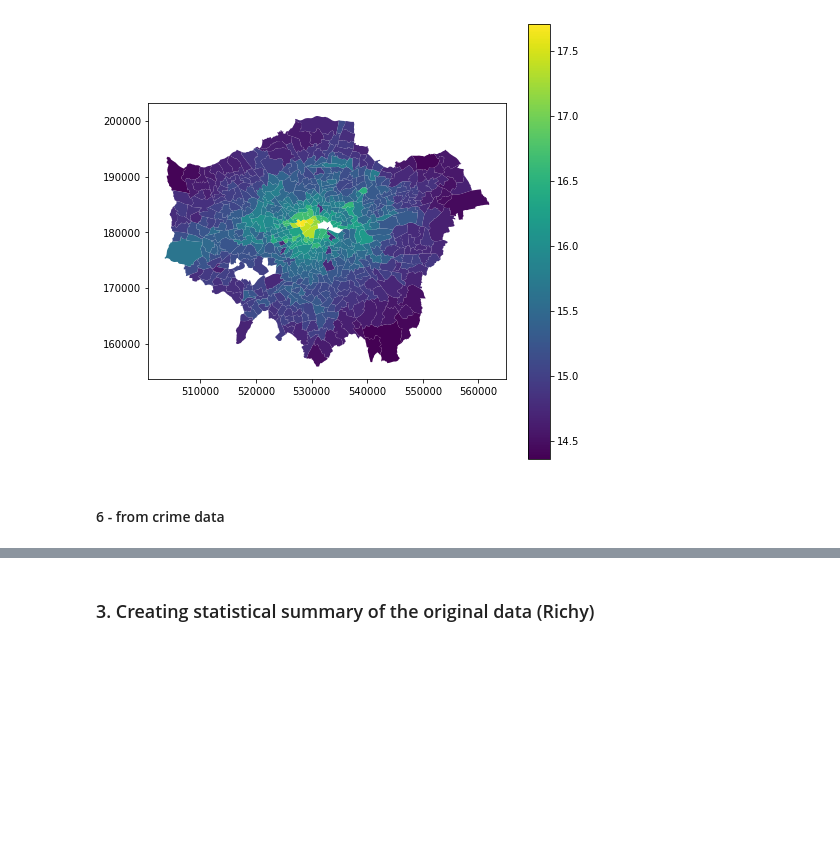
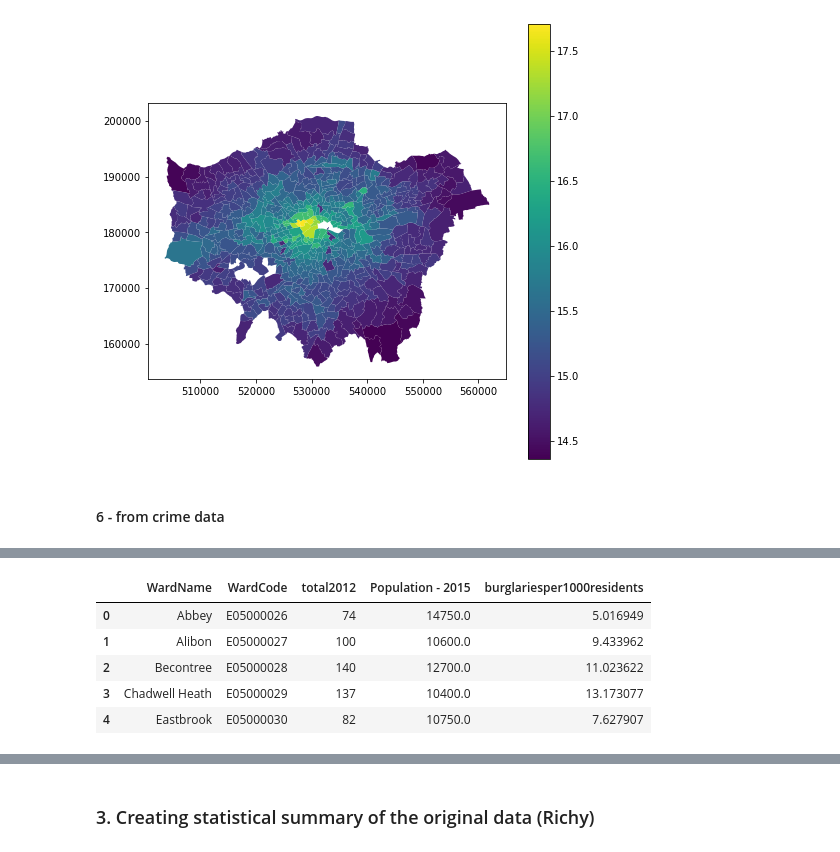
Before and after one commit to neneninja97/liveable_london, a Jupyter notebook: data_pre_processing.ipynb, the cells around one changed output, grey strips where cells are left out. Cells and saved outputs as stored; diff of their text form; code cells hidden in the pictures; blank space fills up the shorter version.

```diff
--- a/data_pre_processing.ipynb
+++ b/data_pre_processing.ipynb
@@ -287,0 +289,7 @@ df_merged_3.plot(column='pollution_2008', legend=True, figsize=(8,8))
+# %%
+# Read in population data of wards
+
+file = os.path.join('data', 'raw', 'ward_atlas.csv')
+cols = ['New code', 'Population - 2015']
+
+df_wardpop = pd.read_csv(file, usecols = cols, encoding= 'unicode_escape')
@@ -287,0 +312,9 @@ df_merged_3.plot(column='pollution_2008', legend=True, figsize=(8,8))
+# %%
+df_crimeNormalised.head()
+# %% [output]
+|  | WardName | WardCode | total2012 | Population - 2015 | burglariesper1000residents |
+| 0 | Abbey | E05000026 | 74 | 14750.0 | 5.016949 |
+| 1 | Alibon | E05000027 | 100 | 10600.0 | 9.433962 |
+| 2 | Becontree | E05000028 | 140 | 12700.0 | 11.023622 |
+| 3 | Chadwell Heath | E05000029 | 137 | 10400.0 | 13.173077 |
+| 4 | Eastbrook | E05000030 | 82 | 10750.0 | 7.627907 |
```
Also changed, not shown: parts of 36 cells of this notebook.
